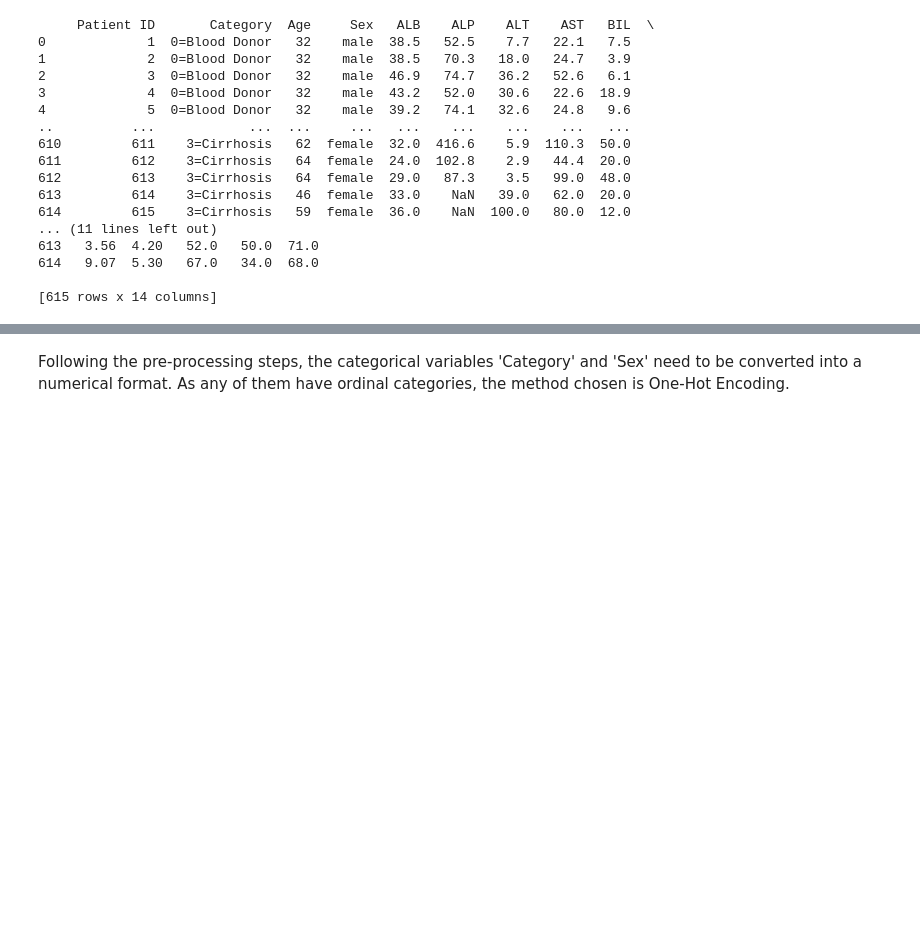
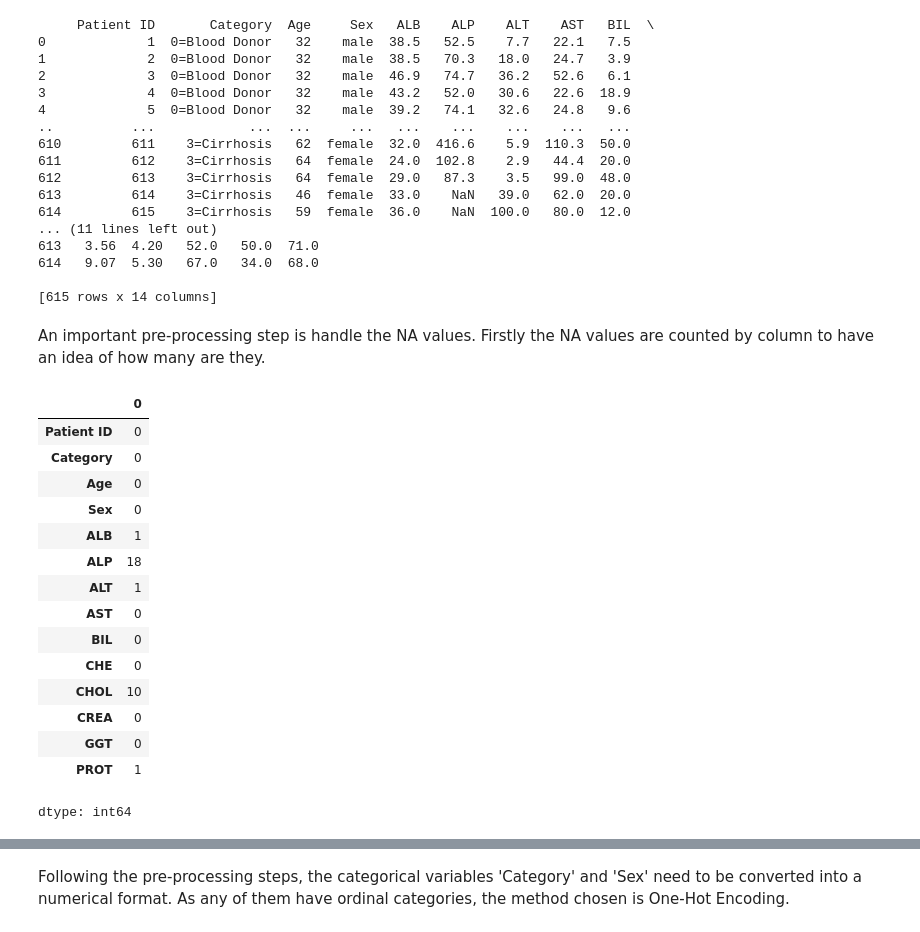
Before and after one commit to Biokatzen/Hepatitis-C-Prediction-Dataset, a Jupyter notebook: HepatitisC_Prediction_Dataset.ipynb, the cells around one changed output, grey strips where cells are left out. Cells and saved outputs as stored; diff of their text form; code cells hidden in the pictures; blank space fills up the shorter version.

```diff
--- a/HepatitisC_Prediction_Dataset.ipynb
+++ b/HepatitisC_Prediction_Dataset.ipynb
@@ -81,3 +81,24 @@ print(df)
 614   9.07  5.30   67.0   34.0  68.0
 
 [615 rows x 14 columns]
+# %% [markdown]
+An important pre-processing step is handle the NA values. Firstly the NA values are counted by column to have an idea of how many are they.
+# %%
+df.isna().sum()
+# %% [output]
+|  | 0 |
+| Patient ID | 0 |
+| Category | 0 |
+| Age | 0 |
+| Sex | 0 |
+| ALB | 1 |
+| ALP | 18 |
+| ALT | 1 |
+| AST | 0 |
+| BIL | 0 |
+| CHE | 0 |
+| CHOL | 10 |
+| CREA | 0 |
+| GGT | 0 |
+| PROT | 1 |
+dtype: int64
```
Also changed, not shown: parts of 5 cells of this notebook.
